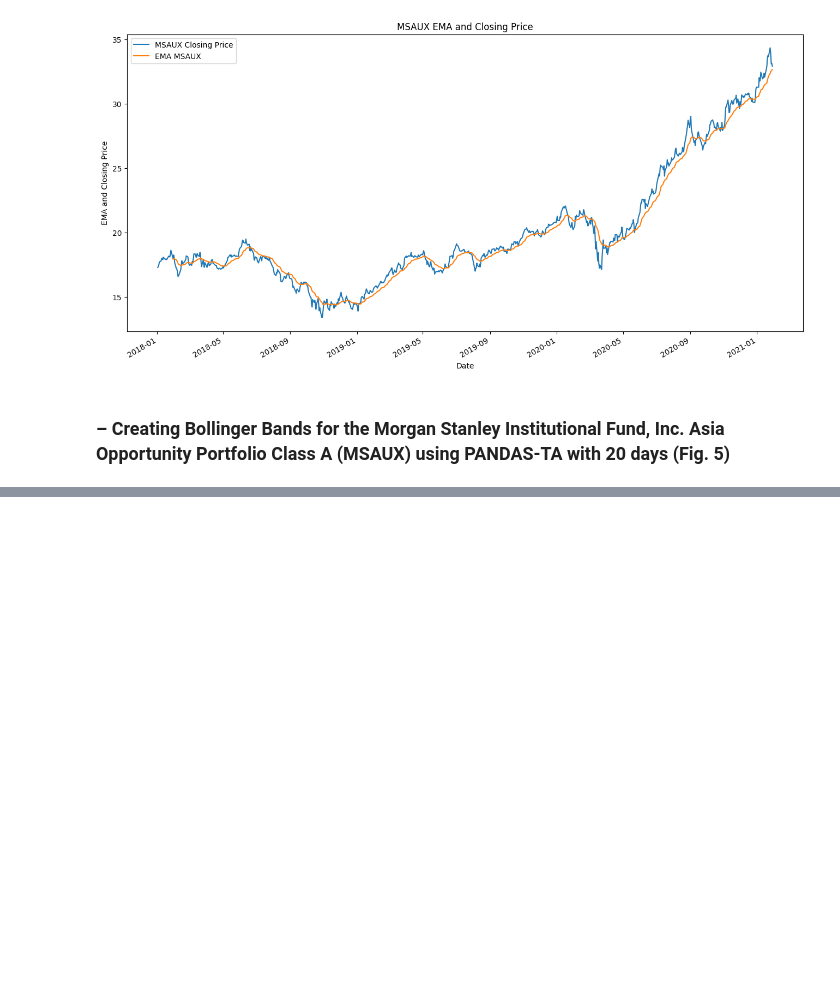
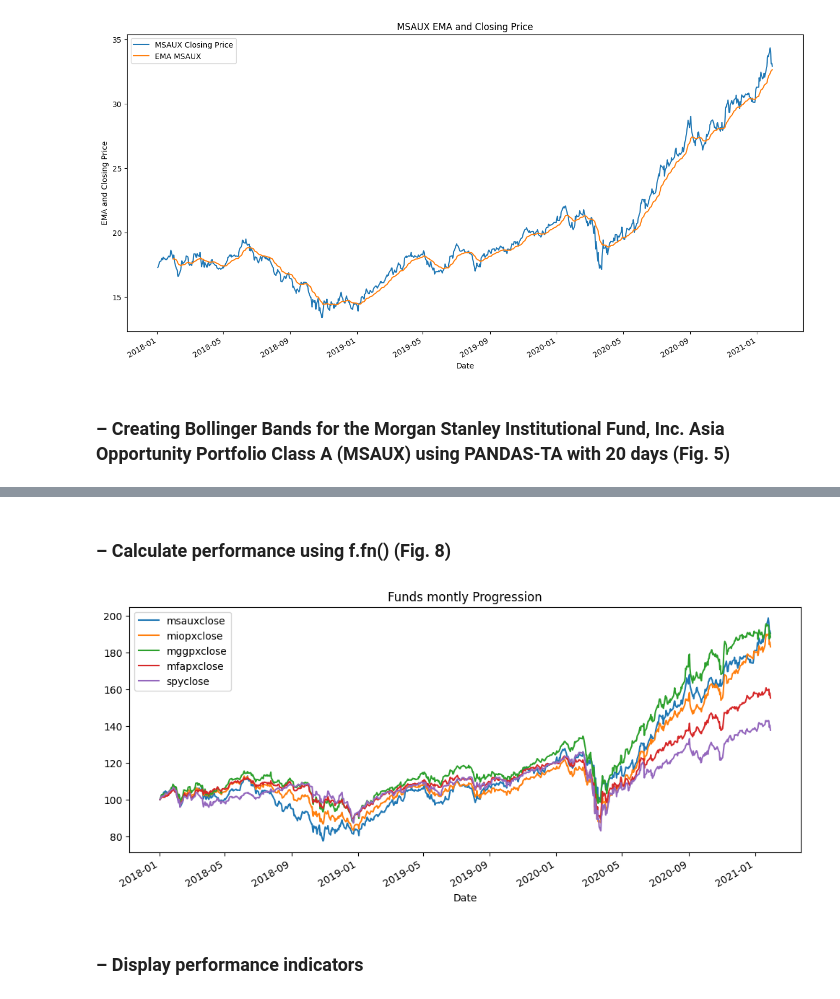
Before and after one commit to AvatarGaming/Python, a Jupyter notebook: Applied Quantitative Finance Using Python for Financial Analysis/SCRIPT07 - WRAPPING UP THE BOOK - UNDERSTANDING PERFORMANCE.ipynb, the cells around one changed output, grey strips where cells are left out. Saved outputs shown, nothing was run; the diff lists cells and outputs as text; code cells hidden in the pictures; blank space fills up the shorter version.

```diff
--- a/Applied Quantitative Finance Using Python for Financial Analysis/SCRIPT07 - WRAPPING UP THE BOOK - UNDERSTANDING PERFORMANCE.ipynb
+++ b/Applied Quantitative Finance Using Python for Financial Analysis/SCRIPT07 - WRAPPING UP THE BOOK - UNDERSTANDING PERFORMANCE.ipynb
@@ -231,0 +336,14 @@ plt.show()
+# %% [markdown]
+### – Calculate performance using f.fn() (Fig. 8)
+# %%
+funds=funds.dropna()
+performance=funds.calc_stats()
+performance.plot(figsize=(12,5))
+
+_=plt.xlabel('Date')
+_=plt.title('Funds montly Progression')
+plt.legend();
+# %% [output]
+[figure, added]
+# %% [markdown]
+### – Display performance indicators
```
Also changed, not shown: parts of 13 cells of this notebook.
